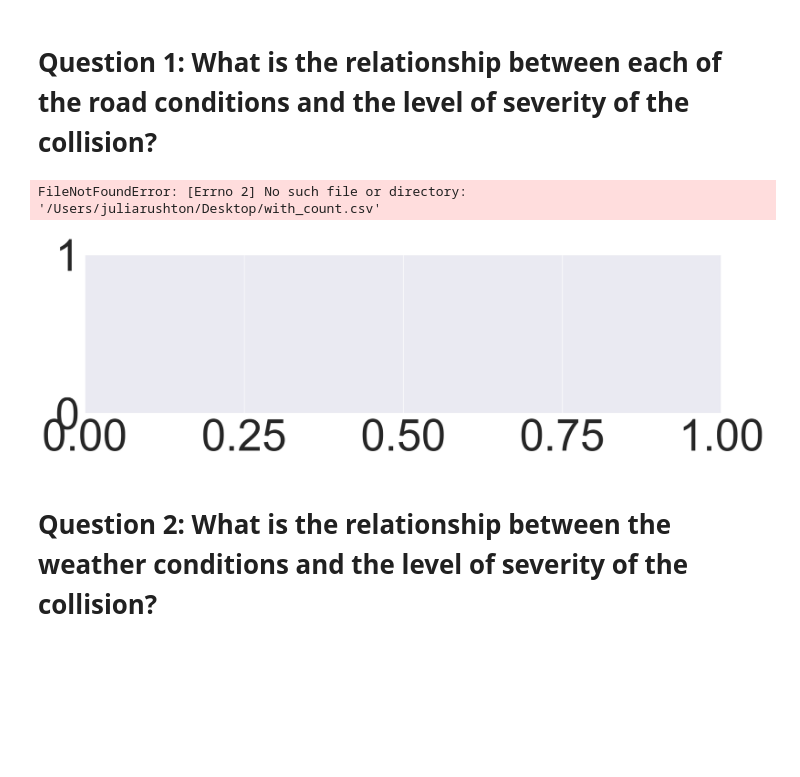
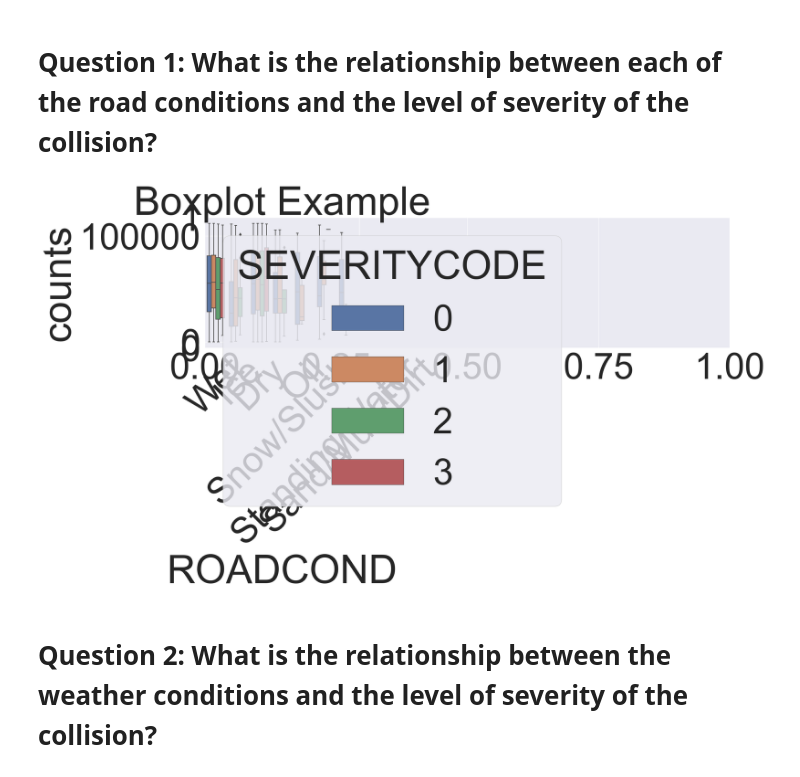
Before and after one commit to JocelynRupp/CS5324Project, a Jupyter notebook: Lab1.ipynb, the cells around one changed output. Drawn from its saved outputs; the diff is of its cells as text; code cells hidden in the pictures; blank space fills up the shorter version.

Commit message:
read in folder for first person

```diff
--- a/Lab1.ipynb
+++ b/Lab1.ipynb
@@ -264,19 +265,19 @@ We could not figure out how to make each plot larger to see but wanted to includ
 # %%
 # sns boxplot
 plt.subplots(figsize=(20, 5))
 
-w_counts = pd.read_csv('/Users/juliarushton/Desktop/with_count.csv')
+# w_counts = pd.read_csv('/Users/juliarushton/Desktop/with_count.csv')
+w_counts = pd.read_csv('../with_count.csv')
 
 plt.subplot(1,3,1)
 sns.boxplot(x="ROADCOND", y="counts", hue="SEVERITYCODE", data=w_counts)
 plt.title('Boxplot Example')
 
 
 plt.xticks(rotation=45)
 plt.show()
 # %% [output]
-FileNotFoundError: [Errno 2] No such file or directory: '/Users/juliarushton/Desktop/with_count.csv'
-[figure, old version]
+[figure, new version]
 # %% [markdown]
 # Question 2: What is the relationship between the weather conditions and the level of severity of the collision?
 # %%
```
Also changed, not shown: parts of 7 cells of this notebook.
